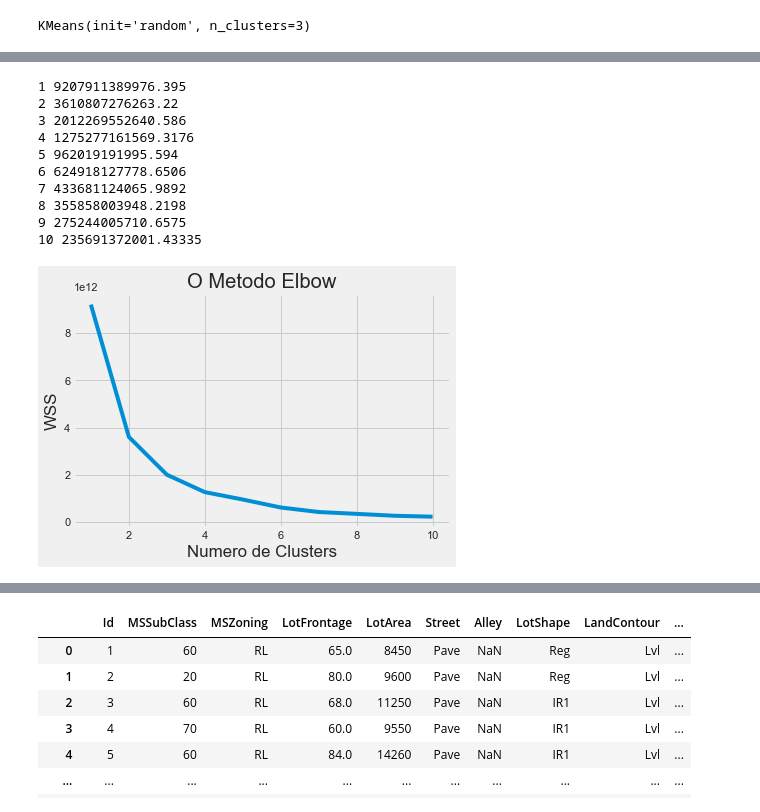
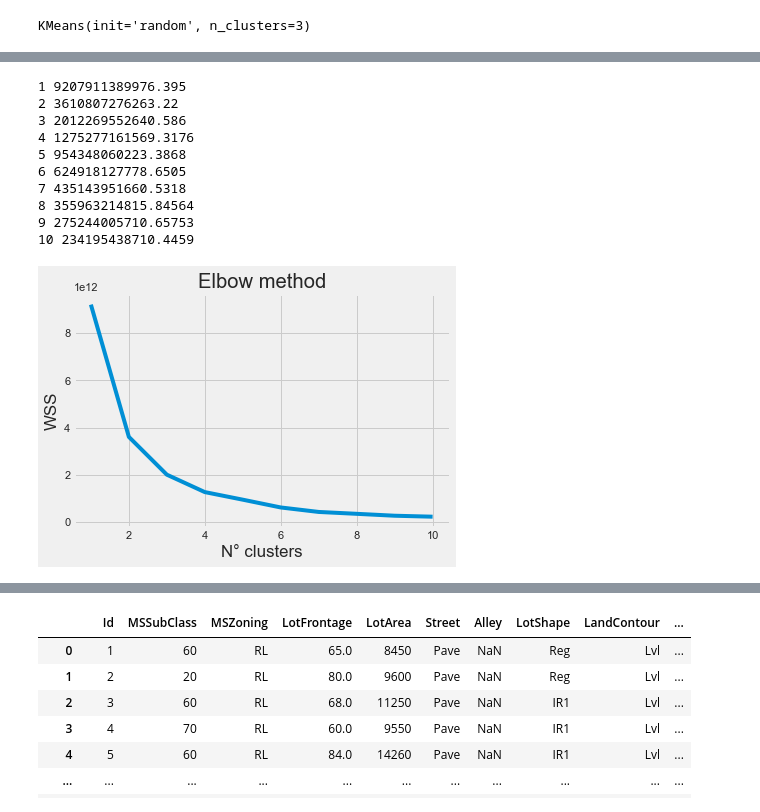
Before and after one commit to neo-empresarial/house_pricing_challenge, a Jupyter notebook: notebooks/4.0-ldb-neighborhood-applied-with-kmeans.ipynb, the cells around one changed output, grey strips where cells are left out. Drawn from its saved outputs; the diff is of its cells as text; code cells hidden in the pictures.

```diff
--- a/notebooks/Neighborhood applied with kmeans.ipynb
+++ b/notebooks/4.0-ldb-neighborhood-applied-with-kmeans.ipynb
@@ -1,8 +1,9 @@
 # %%
+#This notebook is responsable to treat the column "Neighborhood"
 import pandas as pd
 import numpy as np
 import seaborn as sns; sns.set() #for plot atyling
-train = pd.read_csv('../data/raw/train.csv',sep=';', decimal = ',')
+train = pd.read_csv('../data/raw/train.csv')
 train.head()
 # %% [output]
 |  | Id | MSSubClass | MSZoning | LotFrontage | LotArea | Street | Alley | LotShape | LandContour | ... |
@@ -100,0 +60,9 @@ df.head()
+# %%
+#Kmeans do not accept string as data so we are changing the classification for int variables
+lista = ['NAmes','NAme','CollgCr','OldTown','Edwards','Somerst','Gilbert','NridgHt','Sawyer','NWAmes','SawyerW','BrkSide','Crawfor','Mitchel','NoRidge','Timber','IDOTRR','ClearCR','StoneBr','Blmngtn','SWISU','MeadowV','BrDale','Veenker','NPKVill','Blueste']
+
+for index, value in enumerate(lista):
+     train['Neighborhood'] = train['Neighborhood'].replace(lista, index)
+
+df=train[['Neighborhood','SalePrice']]
+df.head()
@@ -142,27 +117,30 @@ array([0, 0, 0, ..., 0, 1, 1])
 # %%
-from sklearn.cluster import KMeans
+#This Elbow grafic especified the "best number of clusters for our data"
+#In theory the average were we have the less changing is the best
+#As we can see he will specify 10 clusters for our data
+
 wcss = []
 
 for i in range(1, 11):
     kmeans = KMeans(n_clusters = i, init = 'random')
     kmeans.fit(X)
     print (i,kmeans.inertia_)
     wcss.append(kmeans.inertia_)
 plt.plot(range(1, 11), wcss)
-plt.title('O Metodo Elbow')
-plt.xlabel('Numero de Clusters')
+plt.title('Elbow method')
+plt.xlabel('N° clusters')
 plt.ylabel('WSS') #within cluster sum of squares
 plt.show()
 # %% [output]
 1 9207911389976.395
 2 3610807276263.22
 3 2012269552640.586
 4 1275277161569.3176
-5 962019191995.594
-6 624918127778.6506
-7 433681124065.9892
-8 355858003948.2198
-9 275244005710.6575
-10 235691372001.43335
+5 954348060223.3868
+6 624918127778.6505
+7 435143951660.5318
+8 355963214815.84564
+9 275244005710.65753
+10 234195438710.4459
-[figure, old version]
+[figure, new version]
 # %%
```
Also changed, not shown: parts of 17 cells of this notebook, 1 other file.
